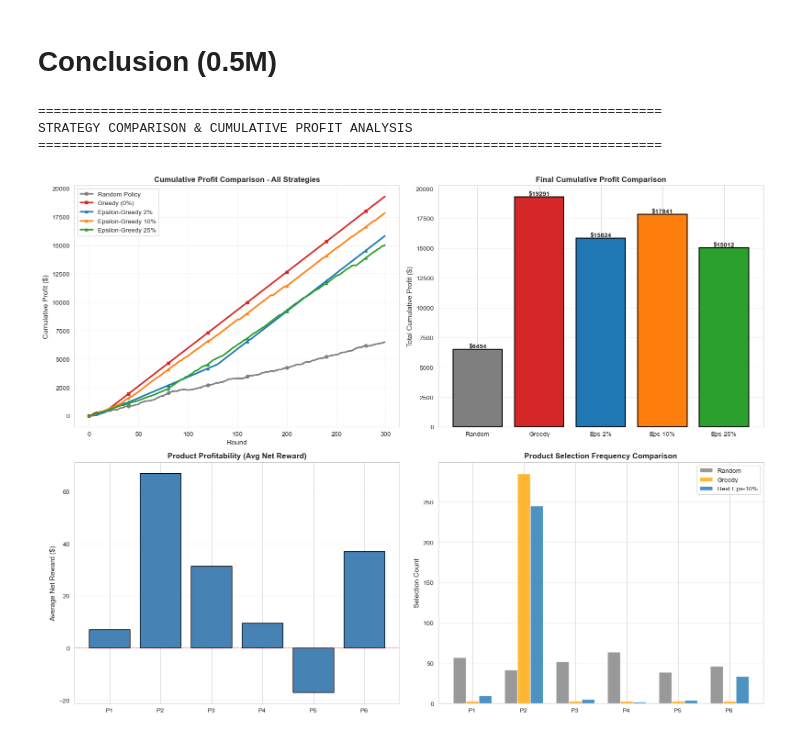
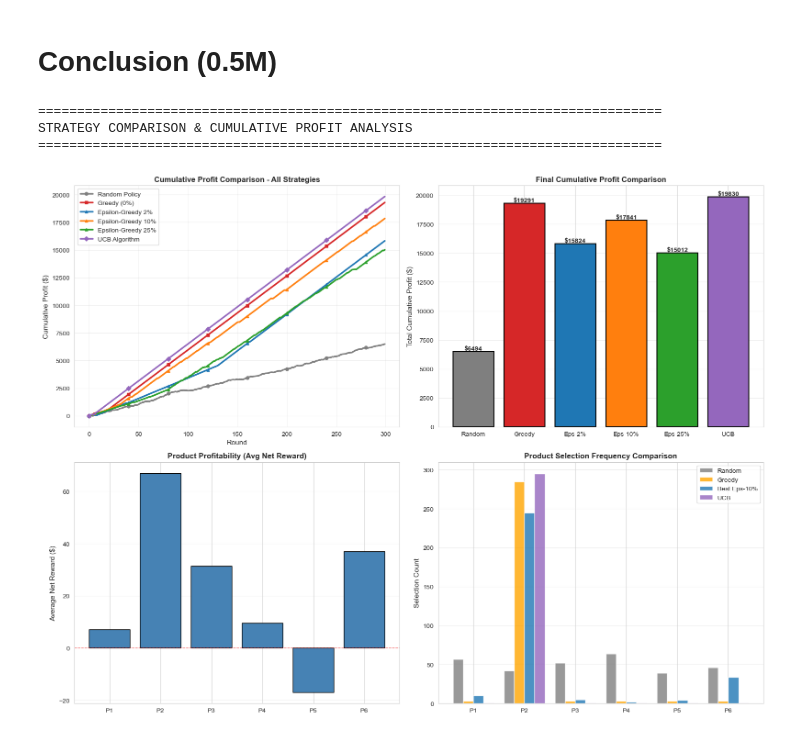
Before and after one commit to ssaraswathi30/DRLBasics, a Jupyter notebook: MAB_Assignment_1_Code_Template.ipynb, the cells around one changed output. Drawn from its saved outputs; the diff is of its cells as text; code cells hidden in the pictures.

```diff
--- a/MAB_Assignment_1_Code_Template.ipynb
+++ b/MAB_Assignment_1_Code_Template.ipynb
@@ -621,15 +741,13 @@ BEST BALANCED STRATEGY: Epsilon = 10%
 # %% [markdown]
 # Conclusion (0.5M)
 # %%
-# Plot the cumulative net profit curves for all strategies tested.
-# Which strategy produced the highest long-term cumulative profit, and why?
-# Which product consistently emerged as the most profitable choice?
-
-#-----write your code below this line---------
-
 print("="*80)
 print("STRATEGY COMPARISON & CUMULATIVE PROFIT ANALYSIS")
 print("="*80)
+
+# Ensure best_eg_result is defined from Strategy 3
+if 'best_eg_result' not in globals():
+    best_eg_result = epsilon_results[best_epsilon]
 
 fig, axes = plt.subplots(2, 2, figsize=(16, 12))
 
@@ -644,6 +762,9 @@ for epsilon, color in zip(epsilon_values, colors):
     ax.plot(result['cumulative'], linewidth=2.5, label=f'Epsilon-Greedy {epsilon:.0%}',
             marker='^', markevery=40, markersize=5, color=color)
 
+# Add UCB to the plot
+ax.plot(cumulative_ucb, linewidth=2.5, label='UCB Algorithm', marker='D', markevery=40, markersize=5, color='#9467bd')
+
 ax.set_xlabel('Round', fontsize=11)
 ax.set_ylabel('Cumulative Profit ($)', fontsize=11)
 ax.set_title('Cumulative Profit Comparison - All Strategies', fontsize=12, fontweight='bold')
@@ -652,9 +773,9 @@ ax.grid(True, alpha=0.3)
 
 # Plot 2: Final cumulative profit comparison (bar chart)
 ax = axes[0, 1]
-strategies = ['Random', 'Greedy'] + [f'Eps-{e:.0%}' for e in epsilon_values]
-profits = [cumulative_random[-1], cumulative_greedy[-1]] + [epsilon_results[e]['total_profit'] for e in epsilon_values]
-colors_bar = ['#7f7f7f', '#d62728', '#1f77b4', '#ff7f0e', '#2ca02c']
+strategies = ['Random', 'Greedy'] + [f'Eps-{e:.0%}' for e in epsilon_values] + ['UCB']
+profits = [cumulative_random[-1], cumulative_greedy[-1]] + [epsilon_results[e]['total_profit'] for e in epsilon_values] + [cumulative_ucb[-1]]
+colors_bar = ['#7f7f7f', '#d62728', '#1f77b4', '#ff7f0e', '#2ca02c', '#9467bd']
 
 bars = ax.bar(strategies, profits, color=colors_bar, edgecolor='black', linewidth=1.5)
 ax.set_ylabel('Total Cumulative Profit ($)', fontsize=11)
@@ -676,52 +797,66 @@ ax.set_ylabel('Average Net Reward ($)', fontsize=11)
 ax.set_title('Product Profitability (Avg Net Reward)', fontsize=12, fontweight='bold')
 ax.grid(True, alpha=0.3, axis='y')
 
-# Plot 4: Product selection frequency across strategies
+# Plot 4: Product selection frequency across strategies (Updated)
 ax = axes[1, 1]
 best_eg_counts = list(best_eg_result['counts'].values())
+ucb_counts_list = [ucb_counts[i] for i in range(1, 7)]
 x = np.arange(len(product_labels))
-width = 0.25
+width = 0.2
 
-ax.bar(x - width, [random_products.count(i) for i in range(1, 7)], width, label='Random', color='gray', alpha=0.8)
-ax.bar(x, [greedy_products.count(i) for i in range(1, 7)], width, label='Greedy', color='orange', alpha=0.8)
-ax.bar(x + width, best_eg_counts, width, label=f'Best Eps-{best_epsilon:.0%}', color='#1f77b4', alpha=0.8)
+ax.bar(x - 1.5*width, [random_products.count(i) for i in range(1, 7)], width, label='Random', color='gray', alpha=0.8)
+ax.bar(x - 0.5*width, [greedy_products.count(i) for i in range(1, 7)], width, label='Greedy', color='orange', alpha=0.8)
+ax.bar(x + 0.5*width, best_eg_counts, width, label=f'Best Eps-{best_epsilon:.0%}', color='#1f77b4', alpha=0.8)
+ax.bar(x + 1.5*width, ucb_counts_list, width, label='UCB', color='#9467bd', alpha=0.8)
 
 ax.set_ylabel('Selection Count', fontsize=11)
 ax.set_title('Product Selection Frequency Comparison', fontsize=12, fontweight='bold')
 ax.set_xticks(x)
 ax.set_xticklabels(product_labels)
 ax.legend(fontsize=10)
 ax.grid(True, alpha=0.3, axis='y')
 
 plt.tight_layout()
 plt.show()
 
 # Summary findings
 print(f"\n{'─'*80}")
 print("\n✓ FINDINGS:\n")
-print(f"1. BEST OVERALL STRATEGY: ", end="")
-best_strategy = max([('Random', cumulative_random[-1]), ('Greedy', cumulative_greedy[-1])] +
-                     [(f'Epsilon {e:.0%}', epsilon_results[e]['total_profit']) for e in epsilon_values],
-                     key=lambda x: x[1])
-print(f"{best_strategy[0]} with ${best_strategy[1]:.2f} cumulative profit")
 
-print(f"\n2. PROFIT IMPROVEMENT:")
-random_improvement = ((cumulative_greedy[-1] - cumulative_random[-1]) / cumulative_random[-1]) * 100
-print(f"   Greedy vs Random: {random_improvement:+.1f}%")
+# Collect all strategies for comparison
+all_strategies = [
+    ('Random', cumulative_random[-1]),
+    ('Greedy', cumulative_greedy[-1]),
+    ('Epsilon 2%', epsilon_results[0.02]['total_profit']),
+    ('Epsilon 10%', epsilon_results[0.10]['total_profit']),
+    ('Epsilon 25%', epsilon_results[0.25]['total_profit']),
+    ('UCB', cumulative_ucb[-1])
+]
 
-for epsilon in epsilon_values:
-    eps_improvement = ((epsilon_results[epsilon]['total_profit'] - cumulative_random[-1]) / cumulative_random[-1]) * 100
-    print(f"   Epsilon-{epsilon:.0%} vs Random: {eps_improvement:+.1f}%")
+best_strategy = max(all_strategies, key=lambda x: x[1])
+print(f"1. BEST OVERALL STRATEGY: {best_strategy[0]} with ${best_strategy[1]:.2f} cumulative profit")
 
-print(f"\n3. MOST PROFITABLE PRODUCT: Product {env.best_product} (avg reward: ${env.best_mean:.2f})")
-print(f"\n4. LEAST PROFITABLE PRODUCT: Product {env.worst_product} (avg reward: ${env.worst_mean:.2f})")
+print(f"\n2. PROFIT IMPROVEMENT (vs Random):")
+random_baseline = cumulative_random[-1]
+for name, profit in all_strategies[1:]:
+    improvement = ((profit - random_baseline) / random_baseline) * 100
+    print(f"   {name}: {improvement:+.1f}%")
+
+print(f"\n3. UCB ALGORITHM PERFORMANCE:")
+ucb_vs_best_eg = ((cumulative_ucb[-1] - epsilon_results[best_epsilon]['total_profit']) / epsilon_results[best_epsilon]['total_profit']) * 100
+print(f"   UCB vs Best Epsilon ({best_epsilon:.0%}): {ucb_vs_best_eg:+.1f}%")
+print(f"   UCB Profit: ${cumulative_ucb[-1]:.2f}")
+print(f"   UCB automatically adapts exploration based on uncertainty!")
+
+print(f"\n4. MOST PROFITABLE PRODUCT: Product {env.best_product} (avg reward: ${env.best_mean:.2f})")
+print(f"\n5. LEAST PROFITABLE PRODUCT: Product {env.worst_product} (avg reward: ${env.worst_mean:.2f})")
 
 print(f"\n{'─'*80}\n")
 # %% [output]
 ================================================================================
 STRATEGY COMPARISON & CUMULATIVE PROFIT ANALYSIS
 ================================================================================
-[figure, old version]
+[figure, new version]
 ────────────────────────────────────────────────────────────────────────────────
 
 ✓ FINDINGS:
```
Also changed, not shown: parts of 10 cells of this notebook.
